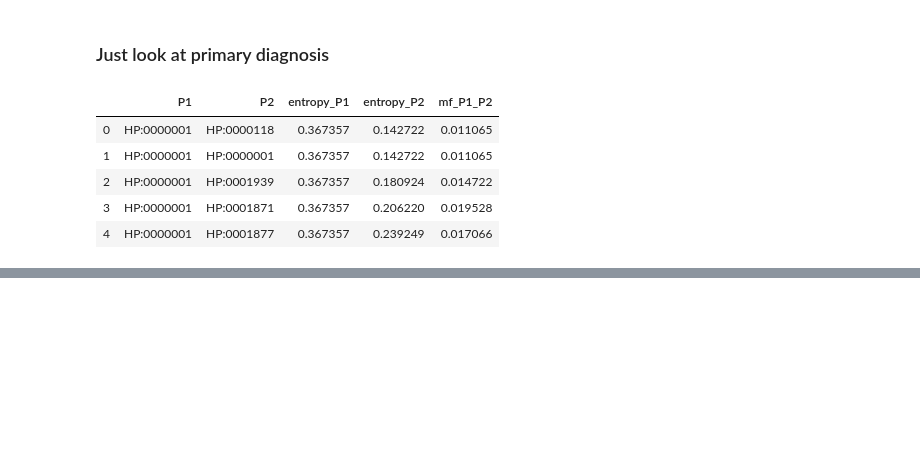
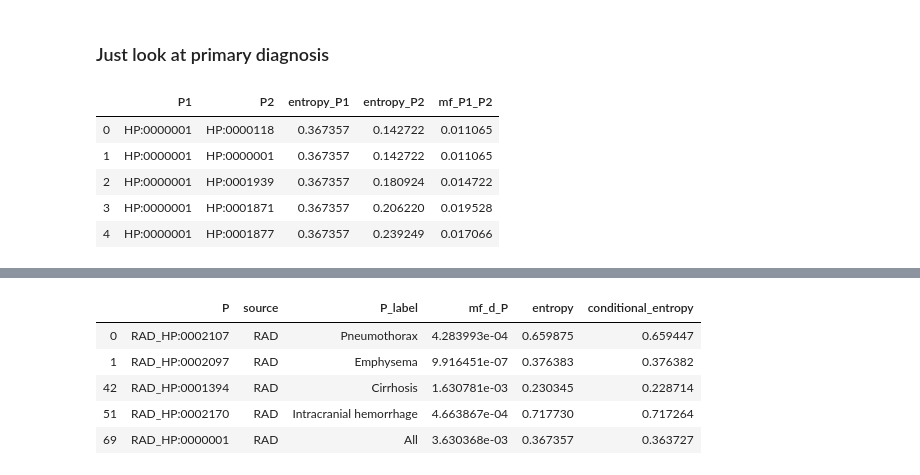
Before and after one commit to TheJacksonLaboratory/MIMIC_HPO, a Jupyter notebook: src/main/resources/interpretation.ipynb, the cells around one changed output, grey strips where cells are left out. Saved outputs shown, nothing was run; the diff lists cells and outputs as text; code cells hidden in the pictures; blank space fills up the shorter version.

```diff
--- a/src/main/resources/interpretation.ipynb
+++ b/src/main/resources/interpretation.ipynb
@@ -221,7 +127,31 @@ include_overall_mf.sort_values(by='synergy', ascending=False).head(20)
 # %%
-#p_values = load_p_values('p_value_038_primary_only.obj')
+p_values = load_p_values('p_value_038_primary_only.obj')
 synergy = synergies_rad_lab_primary_only['038']
-filtered_data = filtered_synergy_dataframe(synergy, p_values=None, percentile_cut = 5)
+filtered_data = filtered_synergy_dataframe(synergy, p_values=p_values, percentile_cut = 5)
 include_overall_mf = filtered_data.merge(mf_all, on=['P1', 'P2'], how='left')
 include_overall_mf['entropy_P1_given_d'] = include_overall_mf['entropy_P1'] - include_overall_mf['mf_d_P1']
 include_overall_mf['entropy_P2_given_d'] = include_overall_mf['entropy_P2'] - include_overall_mf['mf_d_P2']
+include_overall_mf['P1'] = 'RAD_' + include_overall_mf['P1']
+include_overall_mf['P2'] = 'Lab_' + include_overall_mf['P2']
+# %%
+include_overall_mf.sort_values(by='synergy', ascending=False).head(10)
+include_overall_mf.sort_values(by='synergy', ascending=False).to_csv('synergy-radiology_labtest_primary_only-038_corrected.csv', index=False)
+edges_cyto = include_overall_mf.loc[:, ['P1', 'P2', 'synergy', 'p', 'mf_d_P1_P2', 'mf_P1_P2']]
+edges_cyto.to_csv('synergy_radiology_labtest_primary_only-038-edges.csv')
+nodes_cyto = include_overall_mf.loc[:, ['P1', 'P2', 'P1_radiology_label', 'P2_lab_label', 'mf_d_P1', 'mf_d_P2', 'entropy_P1', 'entropy_P2', 'entropy_P1_given_d', 'entropy_P2_given_d']]
+nodes_cyto_unique = pd.DataFrame(data={'P': np.concatenate((nodes_cyto.P1, nodes_cyto.P2)), \
+                                       'source': np.repeat(['RAD', 'LAB'], len(nodes_cyto)), \
+                  'P_label': np.concatenate((nodes_cyto.P1_radiology_label, nodes_cyto.P2_lab_label)), \
+                  'mf_d_P': np.concatenate((nodes_cyto.mf_d_P1, nodes_cyto.mf_d_P2)), \
+                  'entropy': np.concatenate((nodes_cyto.entropy_P1, nodes_cyto.entropy_P2)), \
+                  'conditional_entropy': np.concatenate((nodes_cyto.entropy_P1_given_d, nodes_cyto.entropy_P2_given_d))}).drop_duplicates()
+nodes_cyto_unique.to_csv('synergy_radiology_labtest_primary_only-038-nodes.csv')
+# %%
+nodes_cyto_unique.head()
+# %% [output]
+|  | P | source | P_label | mf_d_P | entropy | conditional_entropy |
+| 0 | RAD_HP:0002107 | RAD | Pneumothorax | 4.283993e-04 | 0.659875 | 0.659447 |
+| 1 | RAD_HP:0002097 | RAD | Emphysema | 9.916451e-07 | 0.376383 | 0.376382 |
+| 42 | RAD_HP:0001394 | RAD | Cirrhosis | 1.630781e-03 | 0.230345 | 0.228714 |
+| 51 | RAD_HP:0002170 | RAD | Intracranial hemorrhage | 4.663867e-04 | 0.717730 | 0.717264 |
+| 69 | RAD_HP:0000001 | RAD | All | 3.630368e-03 | 0.367357 | 0.363727 |
```
Also changed, not shown: parts of 30 cells of this notebook, 2 other files.
